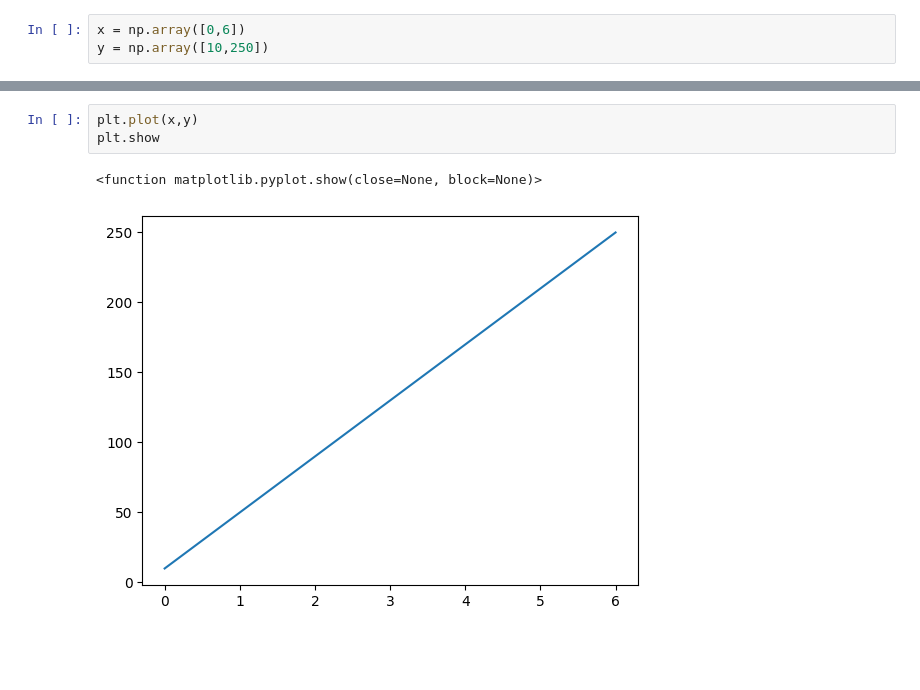
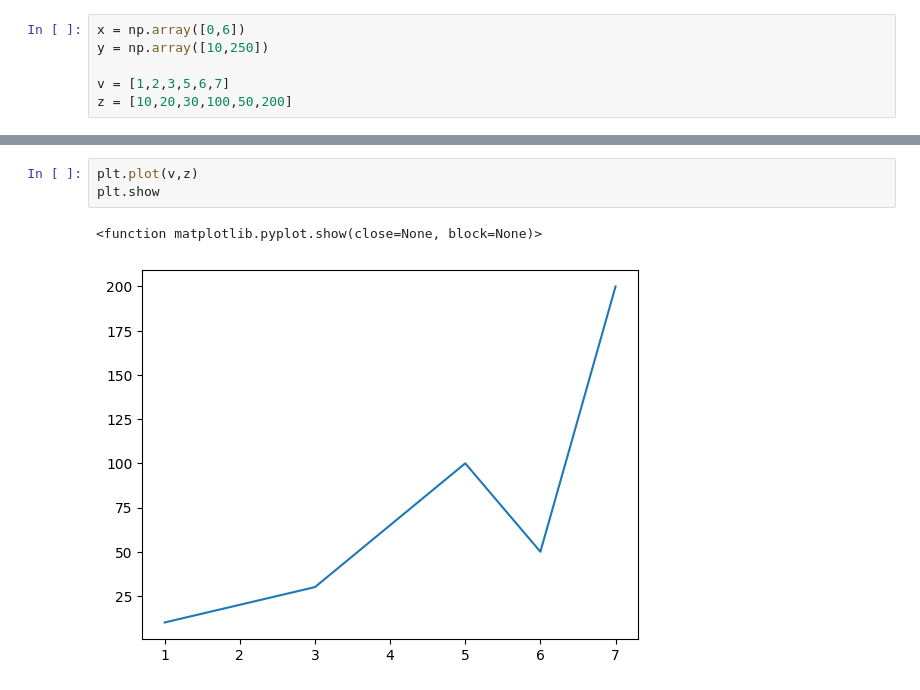
Before and after one commit to mohitainsis/Libraries, a Jupyter notebook: matplotlib/fstng.ipynb, the cells around one changed output, grey strips where cells are left out. Saved outputs shown, nothing was run; the diff lists cells and outputs as text; blank space fills up the shorter version.

```diff
--- a/matplotlib/fstng.ipynb
+++ b/matplotlib/fstng.ipynb
@@ -4,6 +5,9 @@ import matplotlib.pyplot as plt
 # %%
 x = np.array([0,6])
 y = np.array([10,250])
+
+v = [1,2,3,5,6,7]
+z = [10,20,30,100,50,200]
 # %%
 print(y)
 # %% [output]
@@ -11,6 +15,6 @@ print(y)
 # %%
-plt.plot(x,y)
+plt.plot(v,z)
 plt.show
 # %% [output]
 <function matplotlib.pyplot.show(close=None, block=None)>
-[figure, old version]
+[figure, new version]
```
Also changed, not shown: parts of 7 cells of this notebook, 11 other files.
